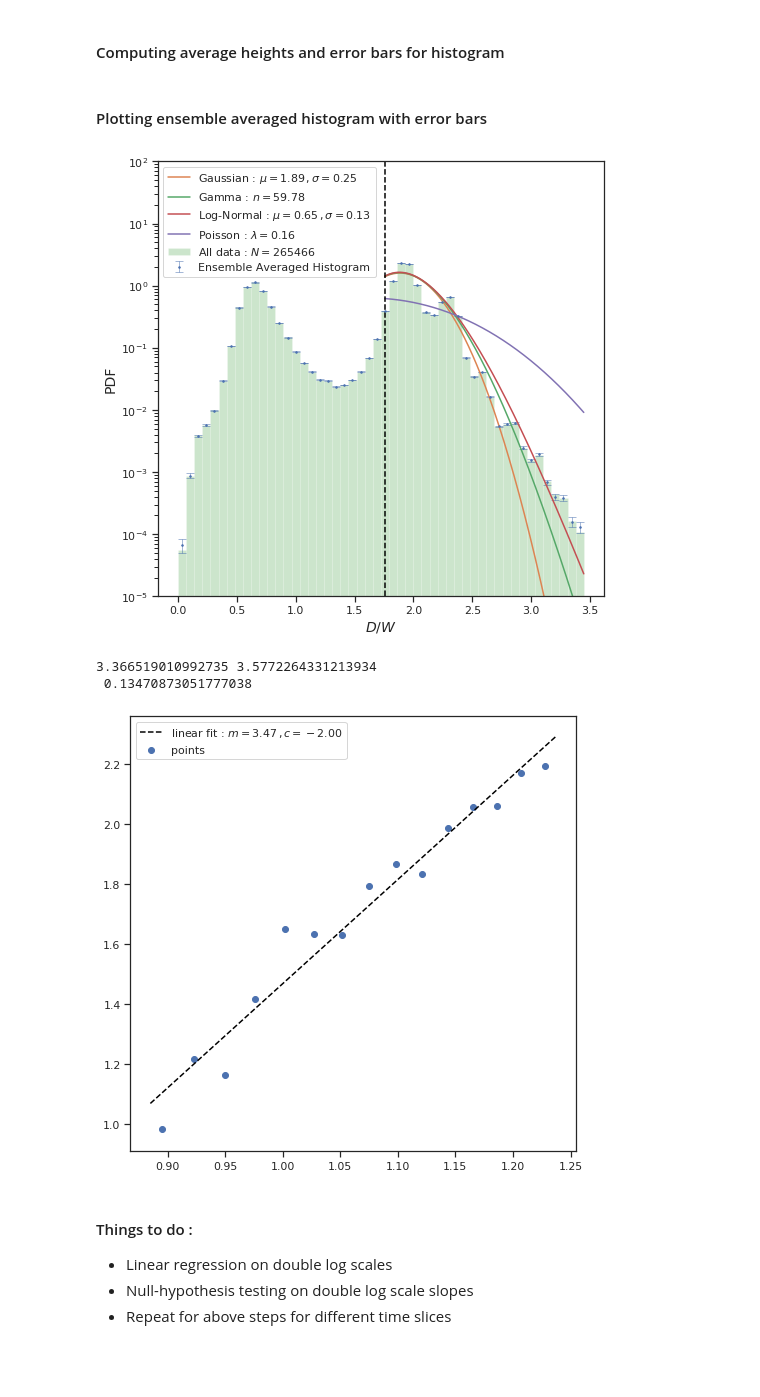
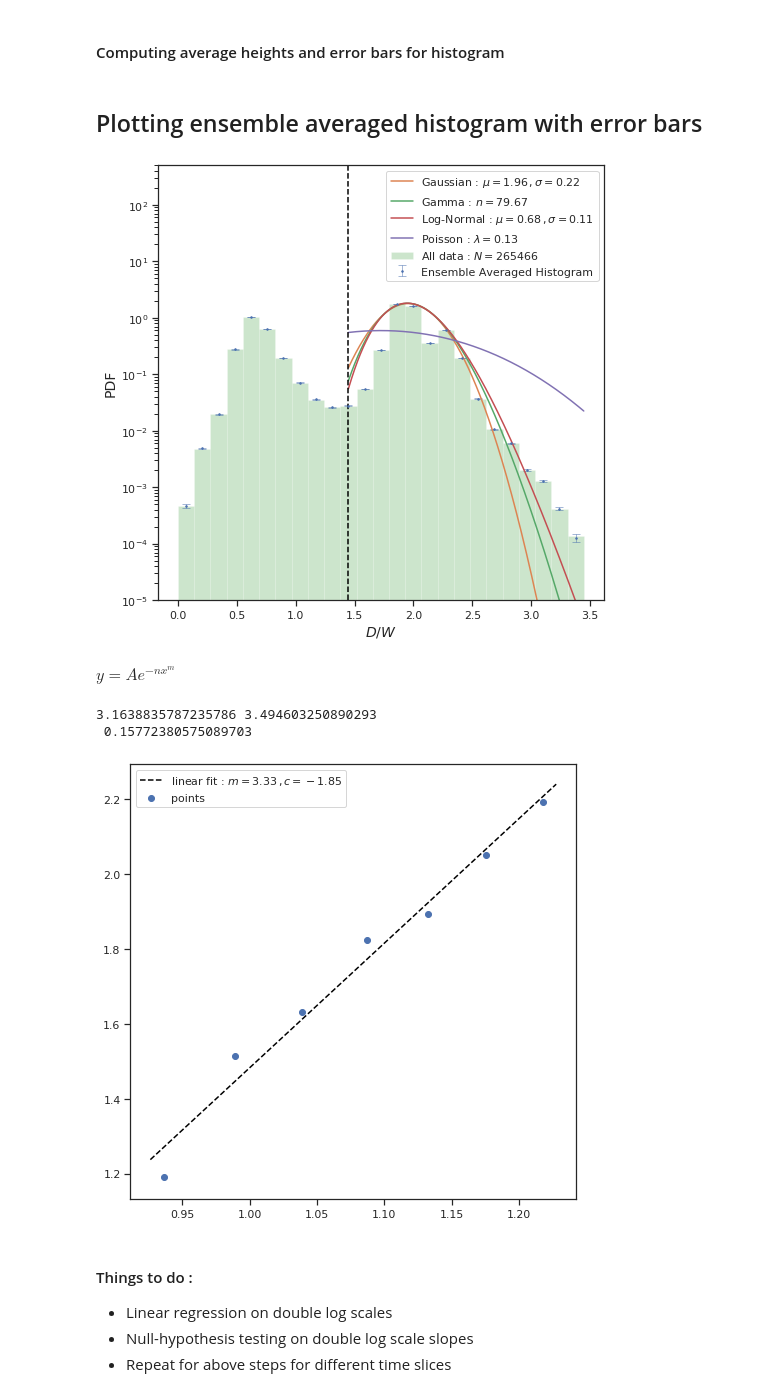
Before and after one commit to palsagar/ligaments_analysis, a Jupyter notebook: error_d1.ipynb, the cells around one changed output. Drawn from its saved outputs; the diff is of its cells as text; code cells hidden in the pictures; blank space fills up the shorter version.

```diff
--- a/error_d1.ipynb
+++ b/error_d1.ipynb
@@ -56,48 +56,51 @@ print(d1, len(d1[:,1]))
 # %% [markdown]
 #### Computing average heights and error bars for histogram
 # %%
-global_n_bins = 50
+global_n_bins = 25
 
 heights = ensemble_heights(data=d1[:,1]/2.0, size_per_sample=100000, n_samples=100, n_bins= global_n_bins)
 
 error_d1 = ensemble_error_heights(n_bootstrap=50, data=d1[:,1]/2.0, size_per_sample= 100000, n_samples=100, n_bins= global_n_bins)
 # %% [markdown]
-#### Plotting ensemble averaged histogram with error bars
+## Plotting ensemble averaged histogram with error bars
 # %%
 fig = plt.figure(figsize=(8,8))
 
 fit_x, fit_y, xspace = plot_histogram_error(data=d1[:,1]/2.0, n_bins= global_n_bins, heights=heights, errors=error_d1)
 
 # How many points from the tail end, starting from the tail end point, do you want to fit on. max points = 25
-limit = 25
+
+limit = 15`
 
 x_lim_test = np.where( xspace >= fit_x[-limit] )
 
 x_lim = x_lim_test[0][1]
 
 popt_gauss , pcov_gauss = fit(fit_x[-limit:],fit_y[-limit:], gauss)
 plt.plot(xspace[x_lim:], gauss(xspace[x_lim:], *popt_gauss), label="Gaussian : $\mu = %.2f \, ,  \sigma = %.2f$" %(popt_gauss[0], popt_gauss[1]) );
 
 popt_gamma, pcov_gamma = fit(fit_x[-limit:], fit_y[-limit:], gamma_n)
 plt.plot(xspace[x_lim:], gamma_n(xspace[x_lim:], *popt_gamma), label="Gamma : $n = %.2f$" %(popt_gamma[0]));
 
 popt_lognorm, pcov_lognorm = fit(fit_x[-limit:], fit_y[-limit:], lognorm)
 plt.plot(xspace[x_lim:], lognorm(xspace[x_lim:], *popt_lognorm), label="Log-Normal : $\mu = %.2f \, , \sigma = %.2f$" %(popt_lognorm[0], popt_lognorm[1]));
 
 popt_poisson, pcov_poisson = fit(fit_x[-limit:], fit_y[-limit:], poisson)
 plt.plot(xspace[x_lim:], poisson(xspace[x_lim:], *popt_poisson), label="Poisson : $\lambda = %.2f$" %popt_poisson[0]);
 
 plt.axvline(x = fit_x[-limit], color = 'black', linestyle='--')
 
 plt.hist(d1[:,1]/2.0, alpha = 0.2, color= 'green', bins=bin_selection(d1[:,1]/2.0, global_n_bins)[0], density=True, label = "All data : $N = %d$" %(np.size(d1[:,1]/2.0)))
 
-plt.ylim(top= 1e2, bottom = 1e-5);
+plt.ylim(top = 5e2, bottom = 1e-5);
 plt.yscale('log', basey = 10);
 plt.legend();
 # %% [output]
-[figure, old version]
+[figure, new version]
+# %% [markdown]
+$y = A e^{-n x^m}$
 # %%
-new_limit = 15
+new_limit = 7
 
 X = np.log(fit_x[-new_limit:])
 Y = np.log(-1.0 * np.log(fit_y[-new_limit:]))
@@ -121,9 +124,9 @@ plt.scatter(X,Y,label="points");
 plt.plot(log_xspace, linear(log_xspace, *popt_linear), linestyle = '--', color = 'black',  label="linear fit : $m = %.2f \, , c = %.2f$" %(popt_linear[0], popt_linear[1]));
 plt.legend();
 # %% [output]
-3.366519010992735 3.5772264331213934
- 0.13470873051777038
+3.1638835787235786 3.494603250890293
+ 0.15772380575089703
-[figure, old version]
+[figure, new version]
 # %% [markdown]
 #### Things to do :
 - Linear regression on double log scales
```
